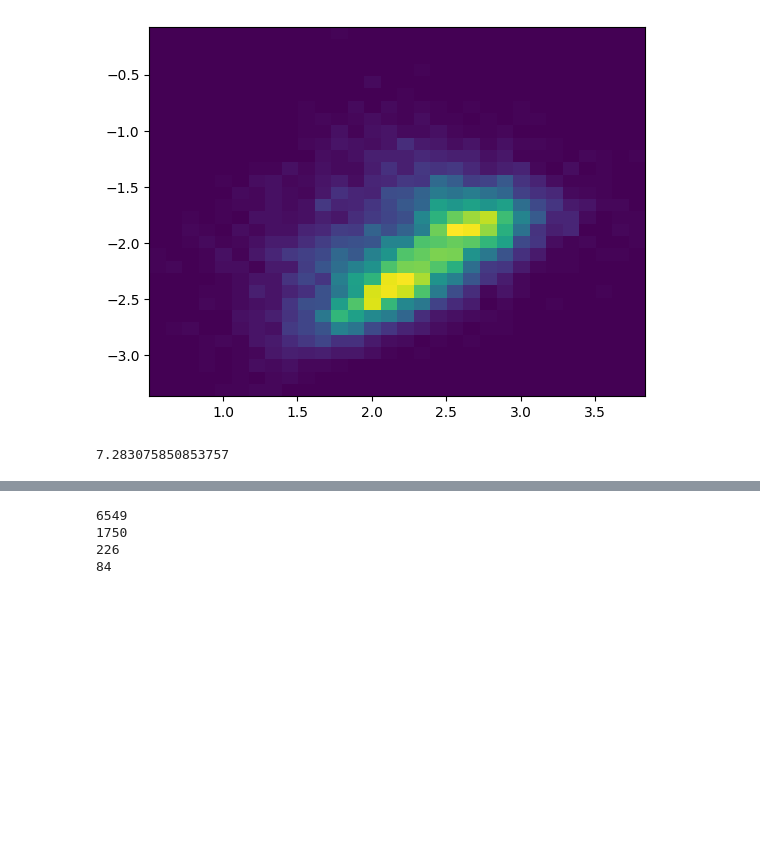
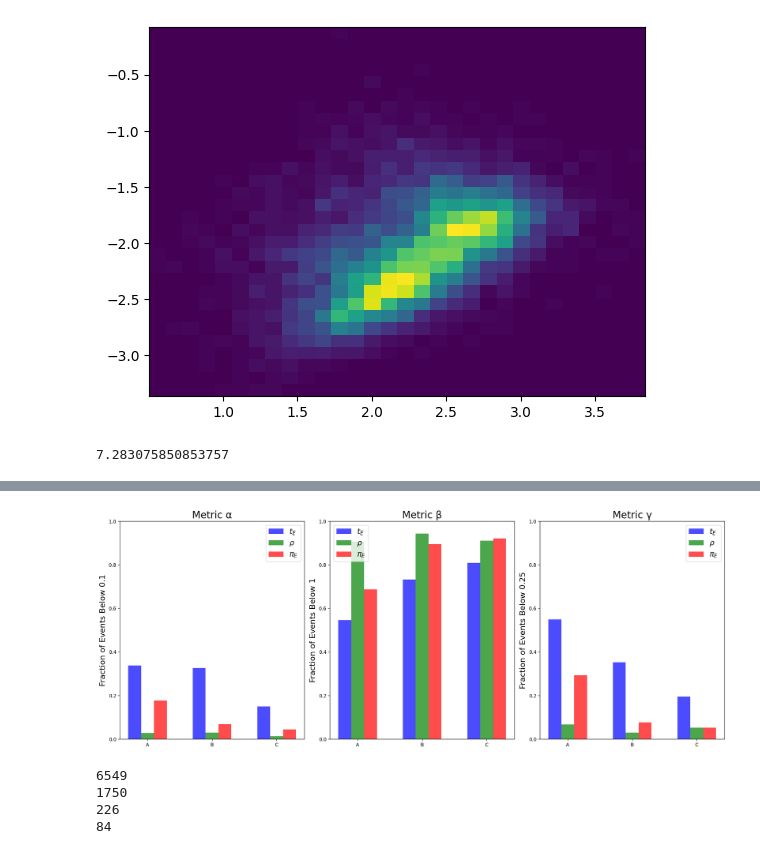
Before and after one commit to anibal-art/roman_rubin, a Jupyter notebook: notebooks/Binary_Lens_results.ipynb, the cells around one changed output, grey strips where cells are left out. Cells and saved outputs as stored; diff of their text form; code cells hidden in the pictures; blank space fills up the shorter version.

```diff
--- a/notebooks/Binary_Lens_results.ipynb
+++ b/notebooks/Binary_Lens_results.ipynb
@@ -417,3 +482,68 @@ for i, (rr, roman) in enumerate(datasets):
+# %%
+import numpy as np
+import matplotlib.pyplot as plt
+
+# Define your categories and datasets
+categories = ['A', 'B', 'C']
+datasets = [(met_1_rr, met_1_roman), (met_2_rr, met_2_roman), (met_3_rr, met_3_roman)]
+label_functions = [label_m1, label_m2, label_m3]  # Corresponding label functions for each dataset
+
+# Define the limit values for each label function
+limits = {label_m1: 0.1, label_m2: 1, label_m3: 0.25}
+
+# Parameters for the histograms
+params = [('te', r'$t_E$'), ('rho', r'$\rho$'), ('piE', r'$\pi_E$')]
+
+# Initialize a figure for plotting
+fig, axes = plt.subplots(1, 3, figsize=(18, 7))
+
+# Set bar width
+bar_width = 0.2  # Width of the bars
+
+# Loop through the datasets and categories
+for i, (rr, roman) in enumerate(datasets):
+    label_func = label_functions[i]  # Dynamically choose the correct label function
+    limit = limits[label_func]  # Set the limit based on the label function
+
+    # Initialize a list to hold the fractions for each category
+    fractions = []
+
+    for cat in categories:
+        # Filter based on the category
+        mask = rr['Source'].isin(true['Source'][true['categories'] == cat])
+
+        # Calculate fraction of events below the limit for each parameter
+        cat_fractions = []
+        for p, _ in params:
+            fraction = len(rr[p][mask][rr[p][mask] < limit]) / len(rr[p][mask])
+            cat_fractions.append(fraction)
+        fractions.append(cat_fractions)
+
+    # Convert fractions to a numpy array for easier indexing
+    fractions = np.array(fractions)
+
+    # Calculate the positions for each parameter
+    x_positions = np.arange(len(categories))  # Positions for the categories
+
+    # Create a bar plot for this dataset
+    axes[i].bar(x_positions - bar_width, fractions[:, 0], width=bar_width, label=r'$t_E$', alpha=0.7, color='b')
+    axes[i].bar(x_positions, fractions[:, 1], width=bar_width, label=r'$\rho$', alpha=0.7, color='g')
+    axes[i].bar(x_positions + bar_width, fractions[:, 2], width=bar_width, label=r'$\pi_E$', alpha=0.7, color='r')
+
+    # Set labels and title
+    axes[i].set_title(f'Metric {["α", "β", "γ"][i]}', fontsize=20)
+    Limit = [0.1,1,0.25]
+    axes[i].set_ylabel(f'Fraction of Events Below {Limit[i]}', fontsize=16)
+    axes[i].set_ylim(0, 1)  # Set y-axis limits to show fractions
+    axes[i].set_xticks(x_positions)
+    axes[i].set_xticklabels(categories)
+    axes[i].legend(loc='best',fontsize=15)
+
+# Adjust layout and show plot
+plt.tight_layout()
+plt.show()
+# %% [output]
+[figure, added]
 # %%
 print(len(true[true['categories']=='A']))
 print(len(true[true['categories']=='B']))
```
Also changed, not shown: parts of 5 cells of this notebook.
